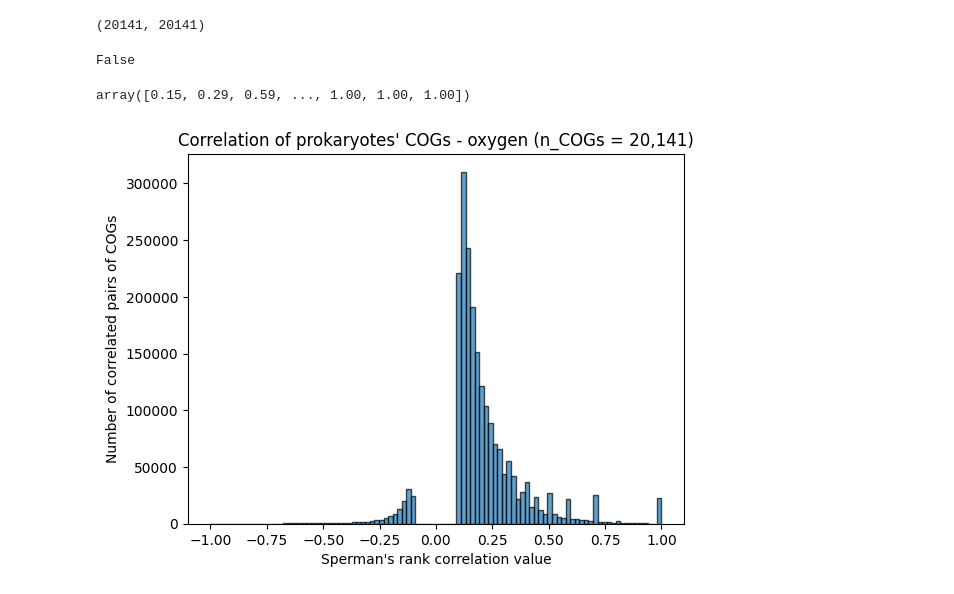
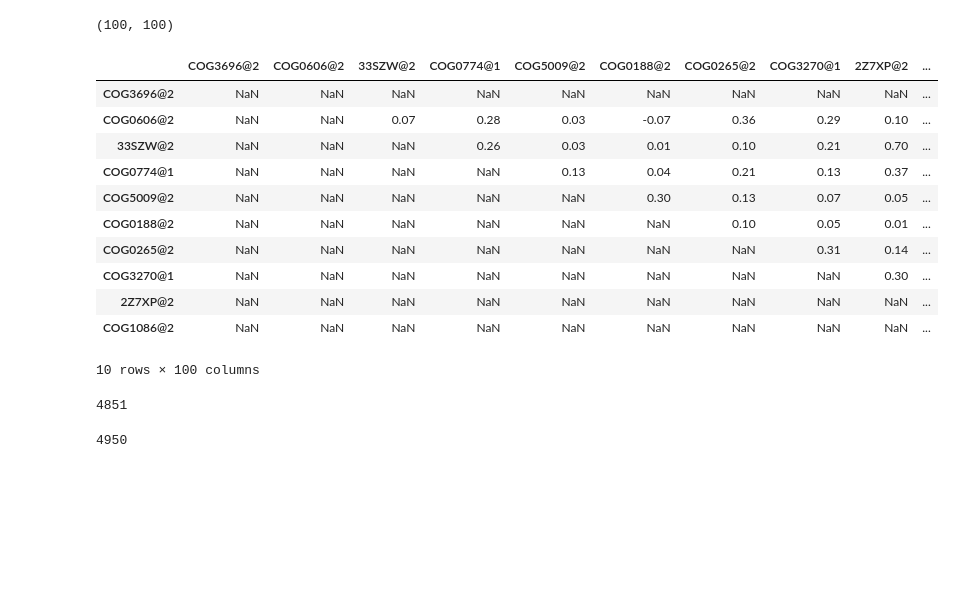
Before and after one commit to ProfHeydeFranca/BacterialData, a Jupyter notebook: oxygen/feature_selection.ipynb, the cells around one changed output. Drawn from its saved outputs; the diff is of its cells as text; code cells hidden in the pictures; blank space fills up the shorter version.

```diff
--- a/oxygen/feature_selection.ipynb
+++ b/oxygen/feature_selection.ipynb
@@ -117,32 +137,33 @@ len(correlation_values)
 # %%
 upper_triangle.shape
+upper_triangle.head(n = 10)
 # %% [output]
-(20141, 20141)
+(100, 100)
+|  | COG3696@2 | COG0606@2 | 33SZW@2 | COG0774@1 | COG5009@2 | COG0188@2 | COG0265@2 | COG3270@1 | 2Z7XP@2 | ... |
+| COG3696@2 | NaN | NaN | NaN | NaN | NaN | NaN | NaN | NaN | NaN | ... |
+| COG0606@2 | NaN | NaN | 0.07 | 0.28 | 0.03 | -0.07 | 0.36 | 0.29 | 0.10 | ... |
+| 33SZW@2 | NaN | NaN | NaN | 0.26 | 0.03 | 0.01 | 0.10 | 0.21 | 0.70 | ... |
+| COG0774@1 | NaN | NaN | NaN | NaN | 0.13 | 0.04 | 0.21 | 0.13 | 0.37 | ... |
+| COG5009@2 | NaN | NaN | NaN | NaN | NaN | 0.30 | 0.13 | 0.07 | 0.05 | ... |
+| COG0188@2 | NaN | NaN | NaN | NaN | NaN | NaN | 0.10 | 0.05 | 0.01 | ... |
+| COG0265@2 | NaN | NaN | NaN | NaN | NaN | NaN | NaN | 0.31 | 0.14 | ... |
+| COG3270@1 | NaN | NaN | NaN | NaN | NaN | NaN | NaN | NaN | 0.30 | ... |
+| 2Z7XP@2 | NaN | NaN | NaN | NaN | NaN | NaN | NaN | NaN | NaN | ... |
+| COG1086@2 | NaN | NaN | NaN | NaN | NaN | NaN | NaN | NaN | NaN | ... |
+10 rows × 100 columns
-# %%
-any(np.isnan(x) for x in correlation_values)
-# %% [output]
-False
+# %%
+# Convert the DataFrame to a NumPy array and flatten it to create a list
+values_list = upper_triangle.to_numpy().flatten()
+
+# Remove NaN values from the list
+cleaned_list = [value for value in values_list if not np.isnan(value)]
+# Check how many values I have
+len(cleaned_list)
+# Should be the same value as above
+int( ( (upper_triangle.shape[0]*upper_triangle.shape[1]) - upper_triangle.shape[1] ) / 2 )
+# %% [output]
+4851
+4950
 # %%
-# Plot the histogram
-correlation_values = correlation_values[(correlation_values < -0.1) | (correlation_values > 0.1)]
-correlation_values
+#Create filtered_list if needed
+filtered_list = [value for value in cleaned_list if value <= -0.1 or value >= 0.1]
-# %% [output]
-array([0.15, 0.29, 0.59, ..., 1.00, 1.00, 1.00])
-# %%
-#Visualize distribution of correlations
-import matplotlib.pyplot as plt
-
-# Plot the histogram
-
-plt.hist(correlation_values, bins=bins[bins != 0], edgecolor='k', alpha=0.7);
-plt.title('Correlation of prokaryotes\' COGs - oxygen (n_COGs = 20,141)')
-plt.xlabel('Sperman\'s rank correlation value');
-plt.ylabel('Number of correlated pairs of COGs');
-#plt.yscale('log')
-
-#plt.savefig('figures/spearman_corr_df_oxygen_gene-families_selected-filterNA.png', dpi=300)  # Salvar o gráfico como imagem
-plt.savefig('figures/spearman_corr_df_oxygen_gene-families_selected-filterNA_0.10gap.png', dpi=300)  # Salvar o gráfico como imagem
-
-plt.show();
-# %% [output]
-[figure, removed]
```
Also changed, not shown: parts of 24 cells of this notebook, 3 other files.
